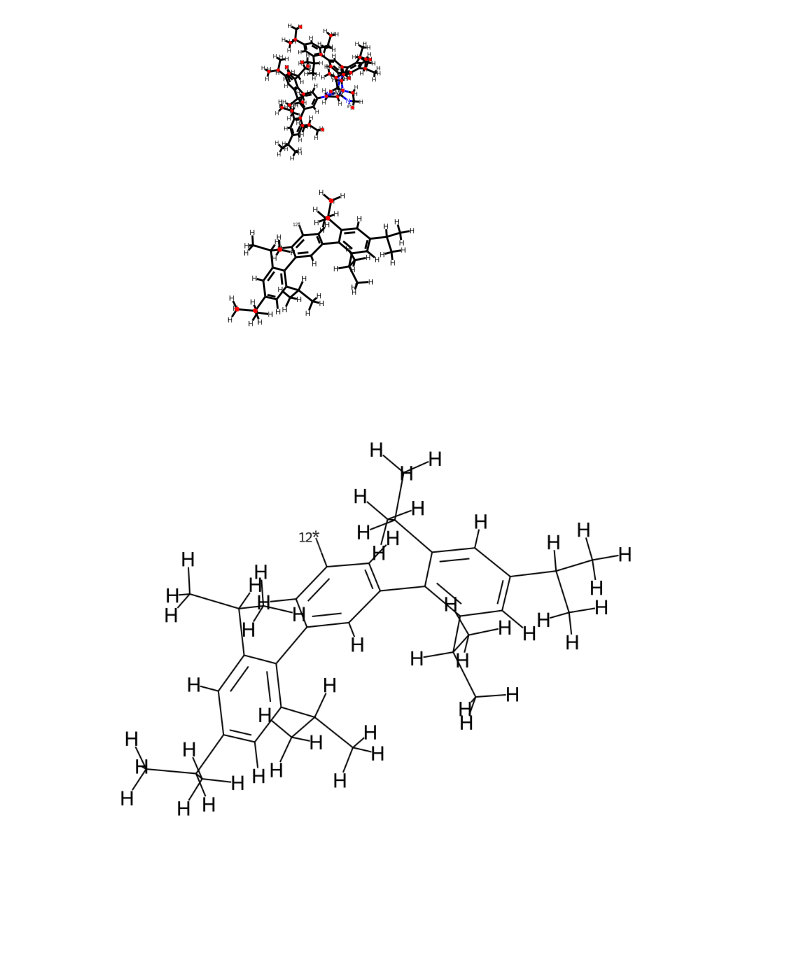
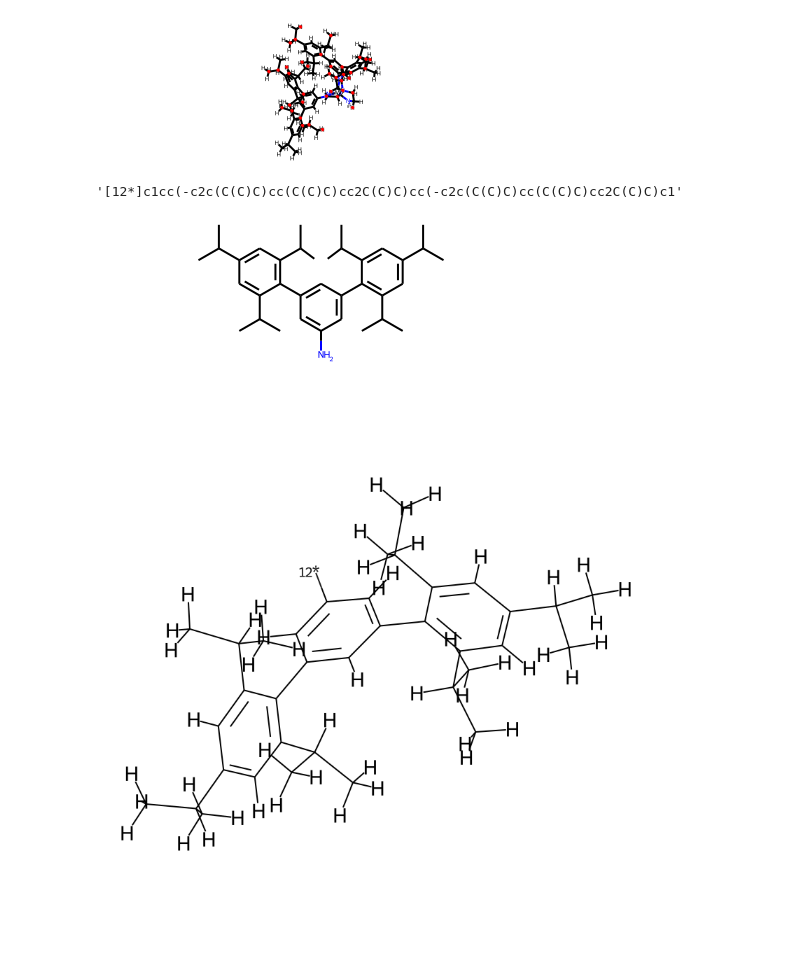
Before and after one commit to Strandgaard96/GB_GA, a Jupyter notebook: notebooks/RDKIT.ipynb, the cells around one changed output. Drawn from its saved outputs; the diff is of its cells as text; code cells hidden in the pictures.

```diff
--- a/notebooks/RDKIT.ipynb
+++ b/notebooks/RDKIT.ipynb
@@ -90,9 +74,13 @@ frags[1]
 # %% [output]
 [figure]
 # %%
-frags[0]
+Chem.MolToSmiles(Chem.RemoveHs(frags[0]))
 # %% [output]
-[figure, removed]
+'[12*]c1cc(-c2c(C(C)C)cc(C(C)C)cc2C(C)C)cc(-c2c(C(C)C)cc(C(C)C)cc2C(C)C)c1'
+# %%
+Chem.MolFromSmiles('[NH2]c1cc(-c2c(C(C)C)cc(C(C)C)cc2C(C)C)cc(-c2c(C(C)C)cc(C(C)C)cc2C(C)C)c1')
+# %% [output]
+[figure, added]
 # %%
 Chem.Draw.MolToImage(frags[0], size=(800, 800))
 # %% [output]
```
Also changed, not shown: parts of 5 cells of this notebook, 2 other files.
